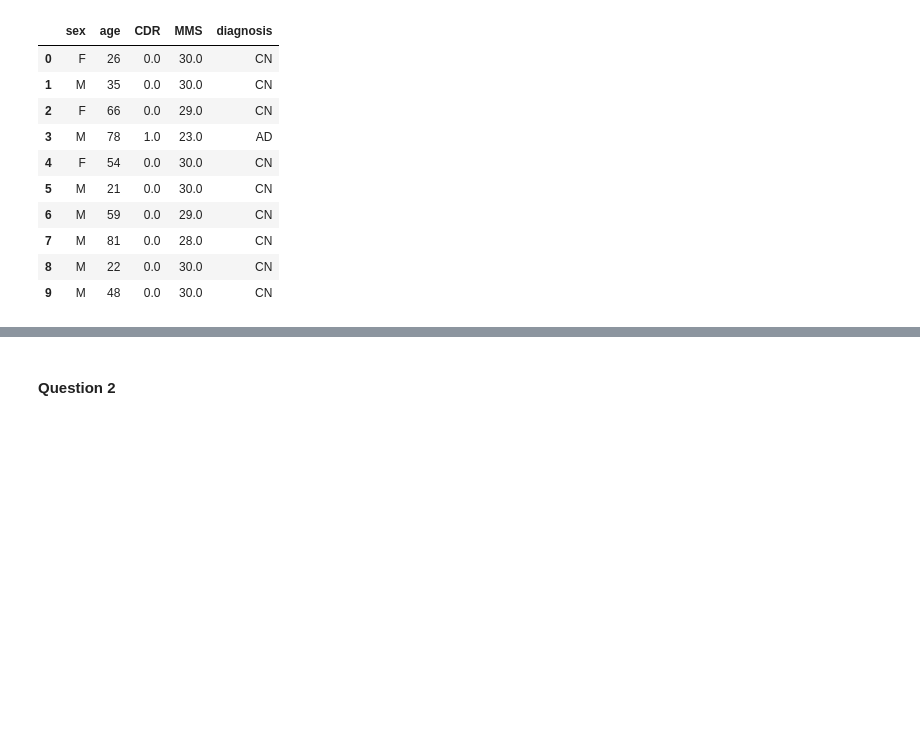
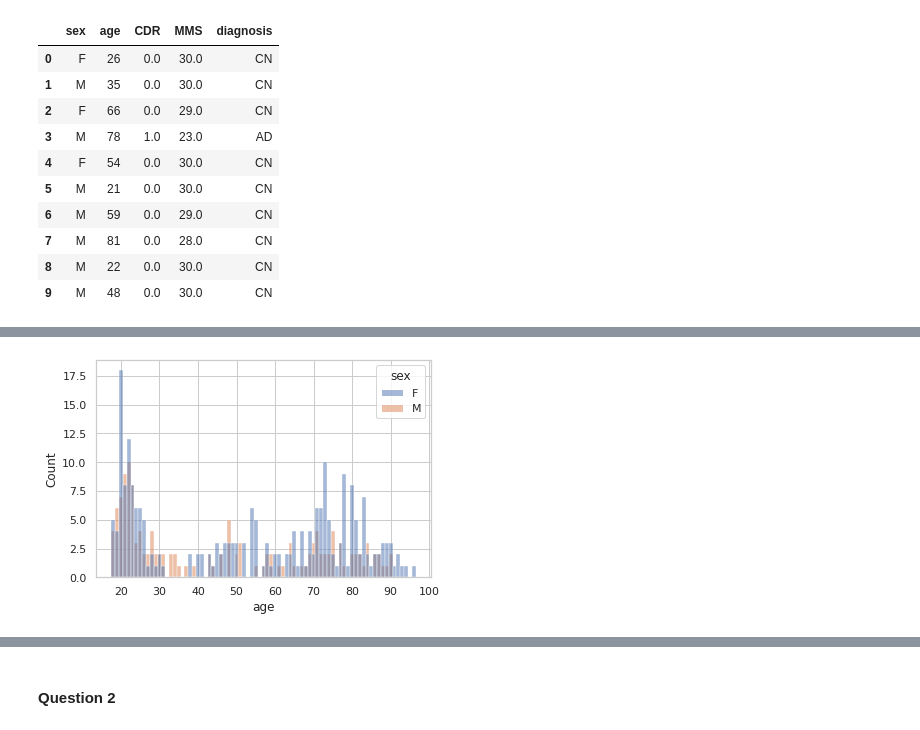
Before and after one commit to lphoogenboom/altenheim, a Jupyter notebook: Jupyter/Part_I_SC42140.ipynb, the cells around one changed output, grey strips where cells are left out. Drawn from its saved outputs; the diff is of its cells as text; code cells hidden in the pictures; blank space fills up the shorter version.

```diff
--- a/Jupyter/Part_I_SC42140.ipynb
+++ b/Jupyter/Part_I_SC42140.ipynb
@@ -16,7 +16,7 @@ from sklearn import metrics
 # %%
 # Set plotting style
 %matplotlib inline
-sns.set_theme()
+sns.set_theme(style="whitegrid")
 # %%
 # Load the clinical data
 oasisDF = pd.read_csv('../OASIS_data.csv')
@@ -51,12 +57,0 @@ With total: 377
-# %%
-mmsScores = np.zeros(31)
-for i in range(0,377):
-    val = int(oasisDF.iloc[i, 3])
-    mmsScores[val] += 1
-
-#ax = plt.barplot(x=mmsIndex, y=mmsScores)
-ax = plt.bar(mmsIndex,mmsScores,.5)
-plt.title("MMSE scores by outcome")
-plt.xlabel("Score")
-plt.ylabel("Prevelance")
-plt.savefig("../graphics/MMSEscores")
@@ -128,0 +121,4 @@ Number of males: 142
+# %%
+ax = sns.histplot(data=oasisDF, x="age" , hue="sex", discrete=True)
+# %% [output]
+[figure, added]
```
Also changed, not shown: parts of 25 cells of this notebook, 1 other file.
